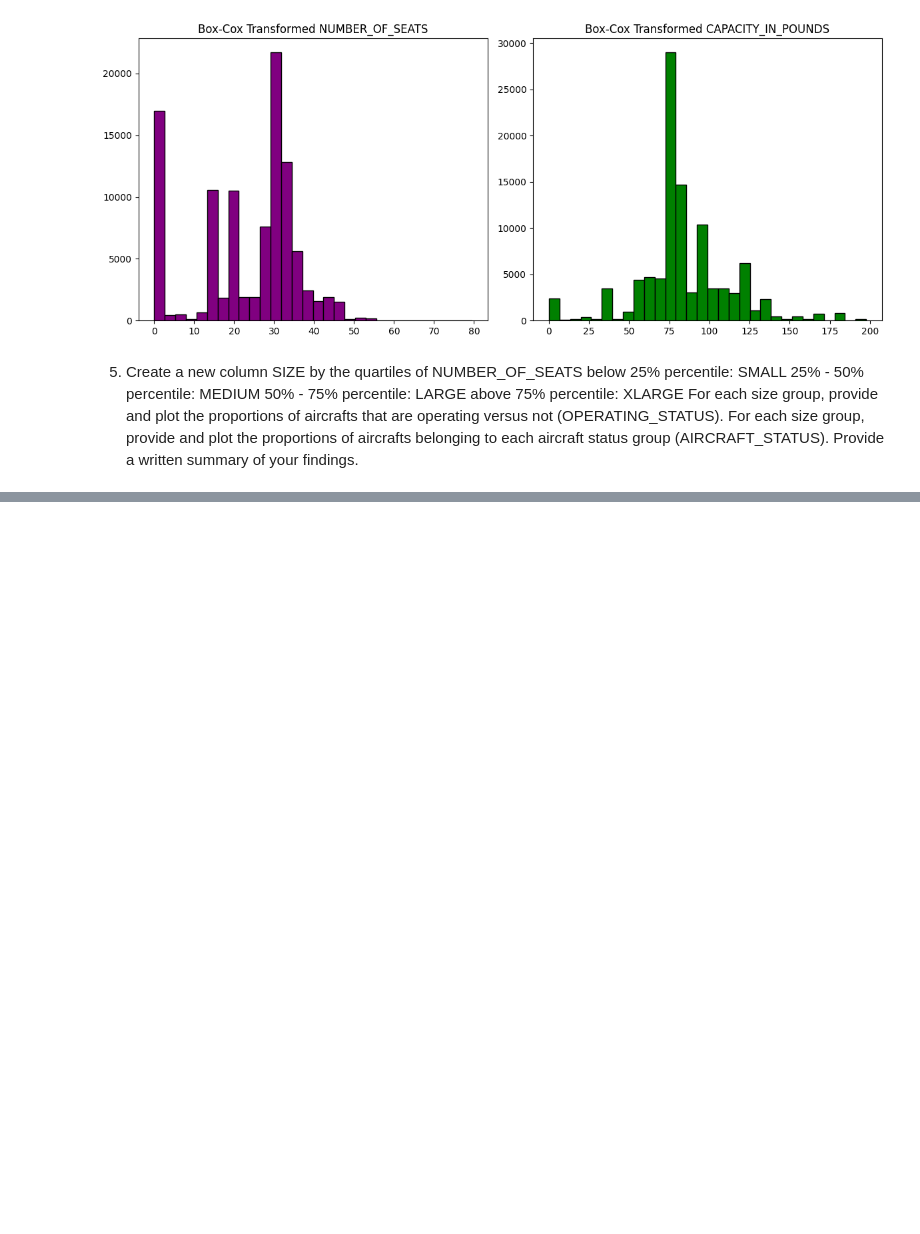
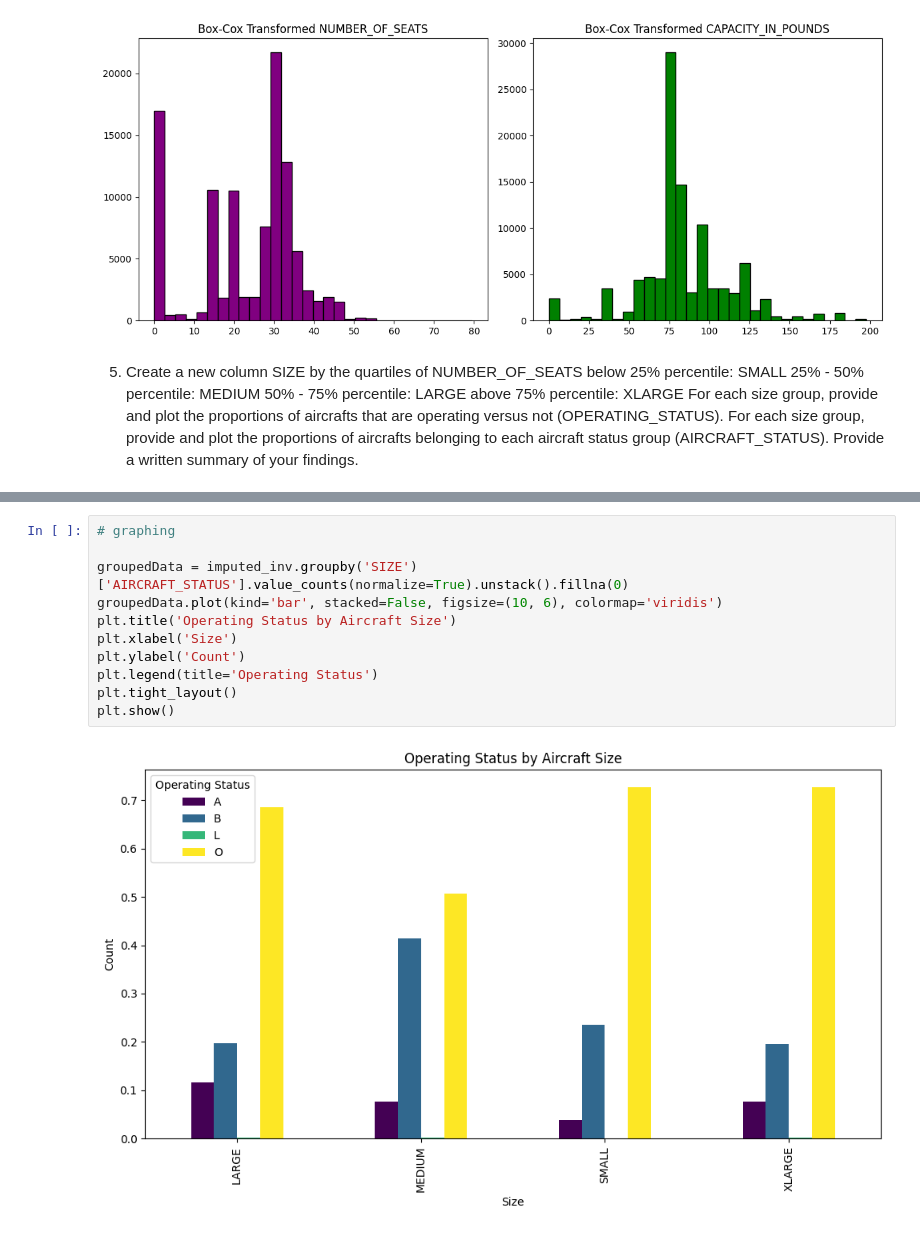
Before and after one commit to vDxbs/DE300, a Jupyter notebook: Homework1.ipynb, the cells around one changed output, grey strips where cells are left out. Cells and saved outputs as stored; diff of their text form; blank space fills up the shorter version.

```diff
--- a/Homework1.ipynb
+++ b/Homework1.ipynb
@@ -212,0 +250,13 @@ Provide a written summary of your findings.
+# %%
+# graphing
+
+groupedData = imputed_inv.groupby('SIZE')['AIRCRAFT_STATUS'].value_counts(normalize=True).unstack().fillna(0)
+groupedData.plot(kind='bar', stacked=False, figsize=(10, 6), colormap='viridis')
+plt.title('Operating Status by Aircraft Size')
+plt.xlabel('Size')
+plt.ylabel('Count')
+plt.legend(title='Operating Status')
+plt.tight_layout()
+plt.show()
+# %% [output]
+[figure, added]
```
Also changed, not shown: parts of 6 cells of this notebook.
